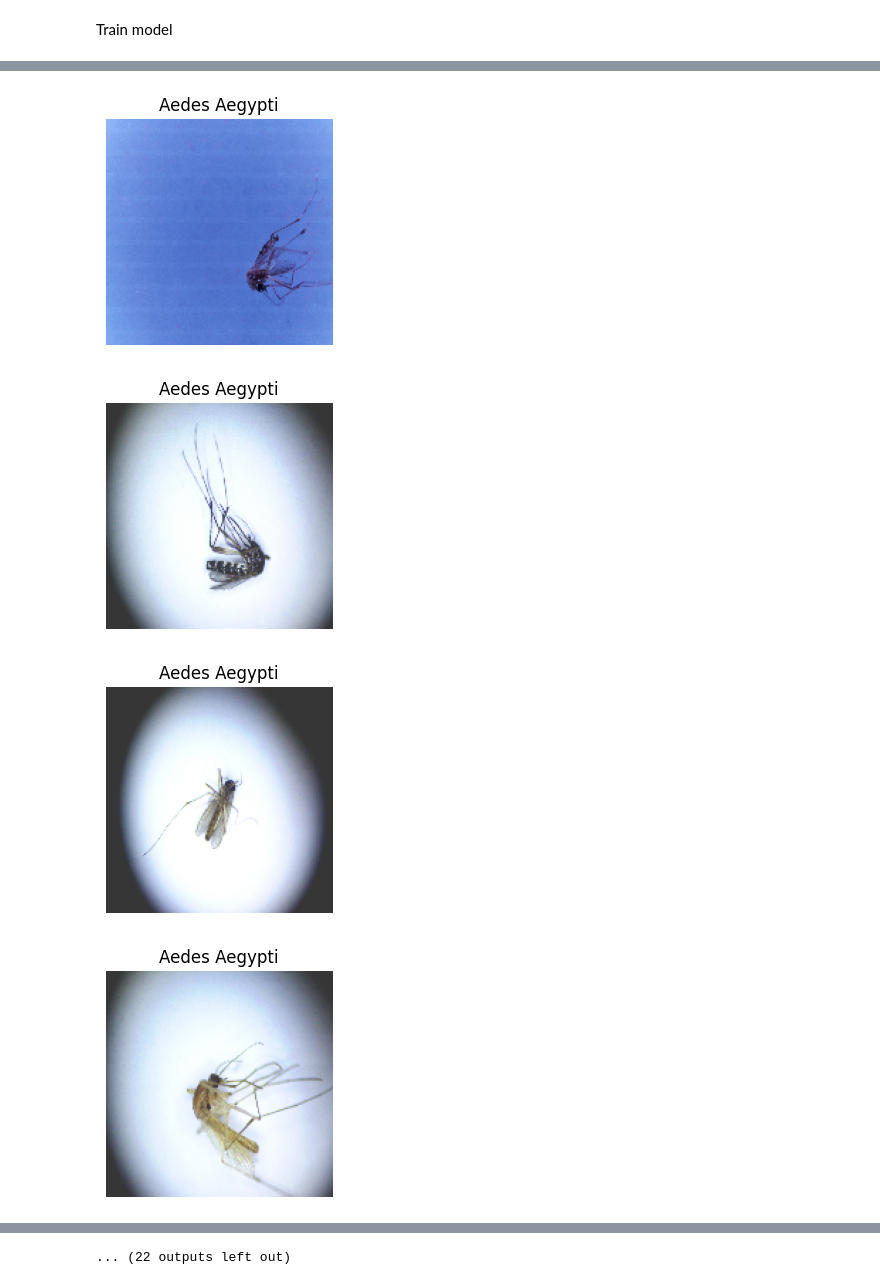
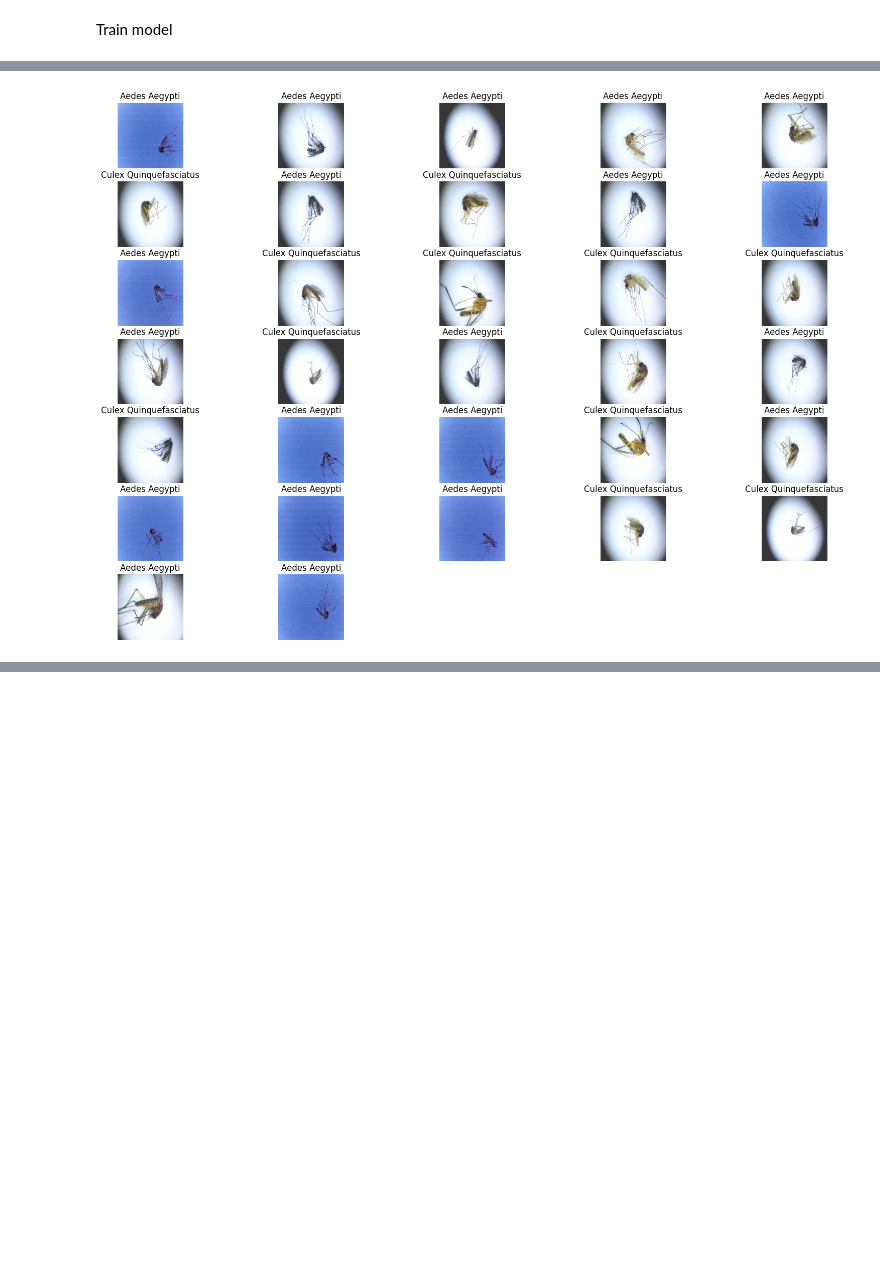
Before and after one commit to Requiem5032/mosquitoes-classification, a Jupyter notebook: model.ipynb, the cells around one changed output, grey strips where cells are left out. Saved outputs shown, nothing was run; the diff lists cells and outputs as text; code cells hidden in the pictures; blank space fills up the shorter version.

```diff
--- a/model.ipynb
+++ b/model.ipynb
@@ -181,7 +181,7 @@ plt.show()
 # %%
 test_dir = os.path.join(root_dir, "test-dataset")
-
-for image in os.listdir(test_dir):
+plt.figure(figsize=(20, 20))
+for index, image in enumerate(os.listdir(test_dir)):
     img = cv2.imread(os.path.join(test_dir, image))
     img = cv2.cvtColor(img, cv2.COLOR_BGR2RGB)
     img = tf.image.resize(img, IMG_SIZE)
@@ -190,8 +190,7 @@ for image in os.listdir(test_dir):
     score = tf.nn.softmax(yhat[0])
     score = np.array(score)
 
-    plt.figure(figsize=(10, 10))
-    plt.subplot(3, 3, 1)
+    plt.subplot(10, 5, index + 1)
     plt.imshow(img.numpy().astype('uint8'))
     plt.title(class_names[np.argmax(score)])
     plt.axis("off")
@@ -226,4 +215 @@ for image in os.listdir(test_dir):
-[figure, old version]
+[figure, new version]
-[figure, removed]
-[figure, removed]
-[figure, removed]
@@ -236,3 +216,2 @@ for image in os.listdir(test_dir):
-... (22 outputs left out)
 # %%
 model.save(os.path.join(root_dir, "models", "mosquitoes_model.keras"))
```
Also changed, not shown: parts of 6 cells of this notebook, 1 other file.
